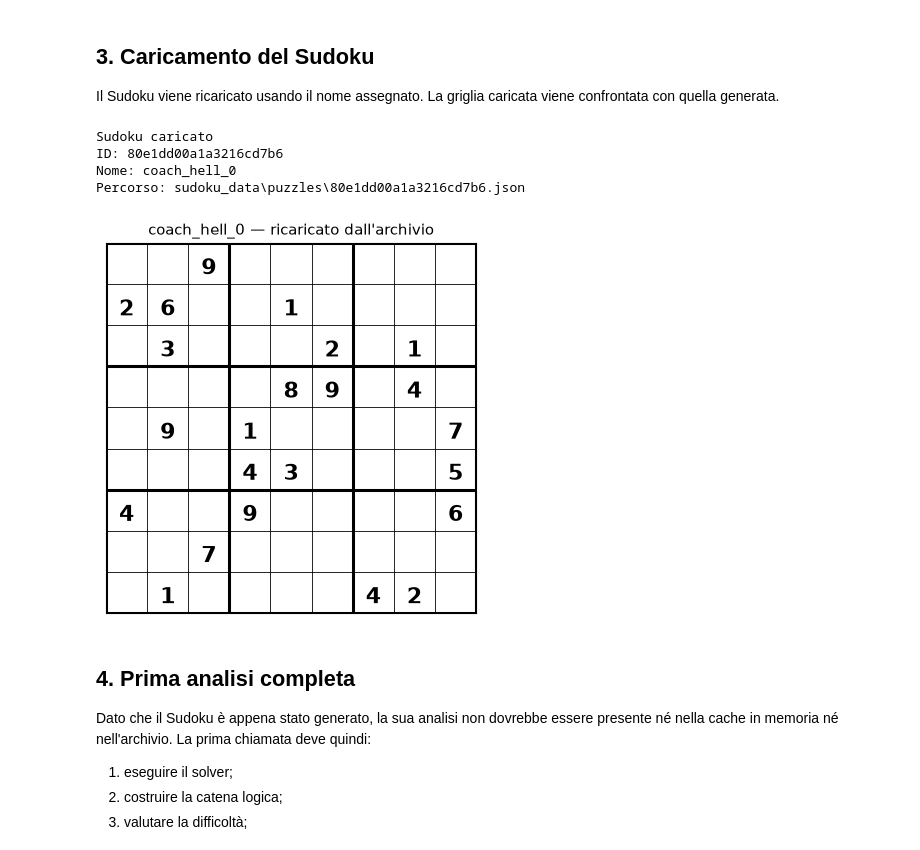
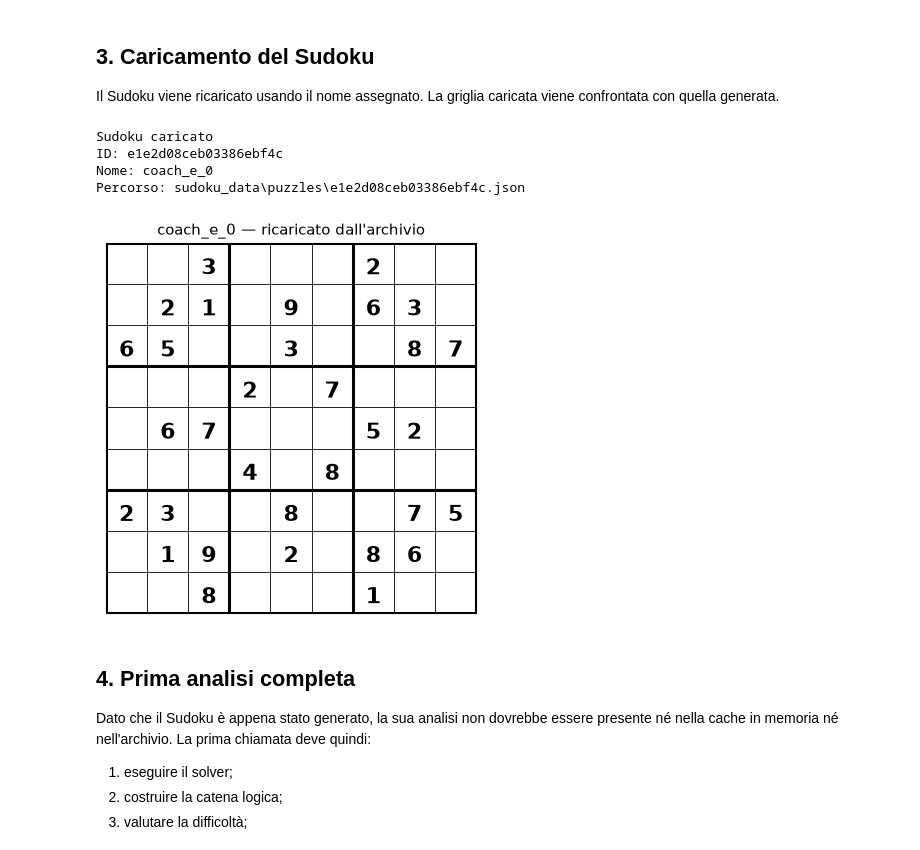
Before and after one commit to GiacomoAru/sudoku_ranker, a Jupyter notebook: sudoku_archive_demo.ipynb, the cells around one changed output. Drawn from its saved outputs; the diff is of its cells as text; code cells hidden in the pictures.

```diff
--- a/sudoku_archive_demo.ipynb
+++ b/sudoku_archive_demo.ipynb
@@ -62,25 +56,26 @@ Numero di indizi: 30
 
 Il Sudoku viene ricaricato usando il nome assegnato. La griglia caricata viene confrontata con quella generata.
 # %%
-loaded_info = sa.load_sudoku('coach_hell_0')
+#loaded_info = sa.load_sudoku('coach_dev_1')
+loaded_info = sa.load_last_sudoku()
 loaded_puzzle = loaded_info["grid"]
 
 print("Sudoku caricato")
 print("ID:", loaded_info["id"])
 print("Nome:", loaded_info["name"])
 print("Percorso:", loaded_info["path"])
 
 sv.draw_grid(
     loaded_puzzle,
     title=f"{loaded_info['name']} — ricaricato dall'archivio",
 )
 plt.show()
 # %% [output]
 Sudoku caricato
-ID: 80e1dd00a1a3216cd7b6
-Nome: coach_hell_0
-Percorso: sudoku_data\puzzles\80e1dd00a1a3216cd7b6.json
+ID: e1e2d08ceb03386ebf4c
+Nome: coach_e_0
+Percorso: sudoku_data\puzzles\e1e2d08ceb03386ebf4c.json
-[figure, old version]
+[figure, new version]
 # %% [markdown]
 ## 4. Prima analisi completa
 
```
Also changed, not shown: parts of 18 cells of this notebook, 11 other files.
